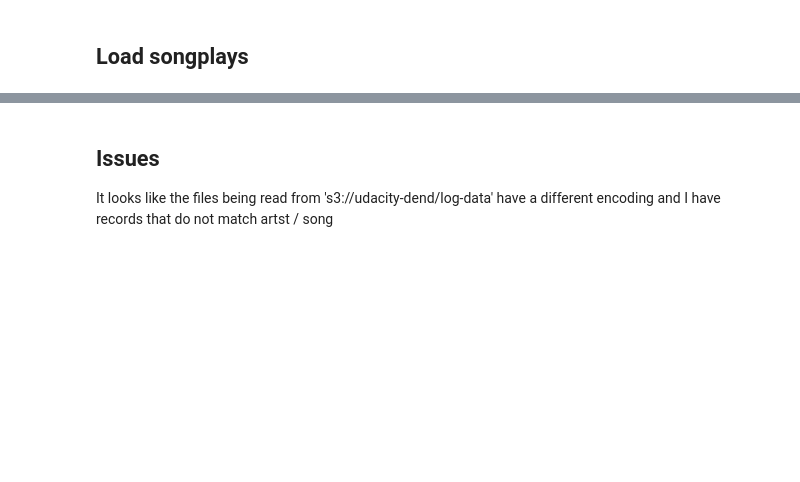
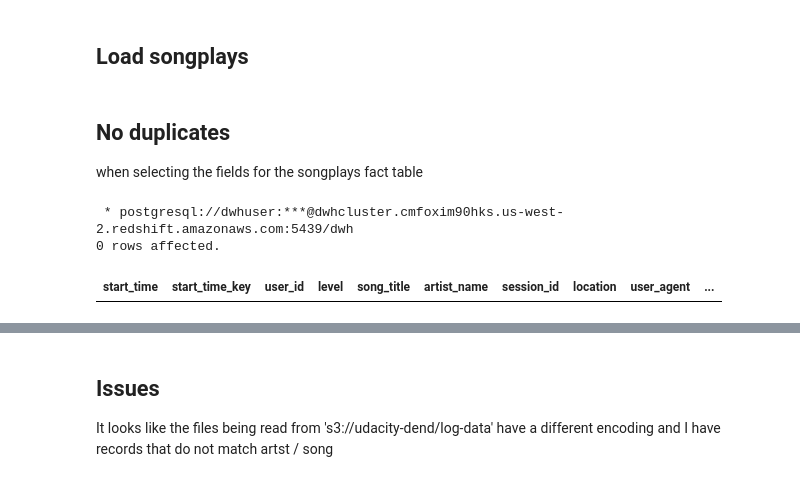
Before and after one commit to joseph-higaki/UDataEng_L03_P02_S3toRedshiftDW, a Jupyter notebook: etl_draft.ipynb, the cells around one changed output, grey strips where cells are left out. Saved outputs shown, nothing was run; the diff lists cells and outputs as text; code cells hidden in the pictures; blank space fills up the shorter version.

```diff
--- a/etl_draft.ipynb
+++ b/etl_draft.ipynb
@@ -387,27 +404,62 @@ from time_relevant_records
 []
 # %% [markdown]
 ## Load songplays
+# %% [markdown]
+## No duplicates
+when selecting the fields for the songplays fact table
 # %%
 %%sql
-
+with stream_relevant_records as (
+    select TIMESTAMP 'epoch' + (ts/1000) * INTERVAL '1 Second ' as start_time,
+    extract(hour from start_time) as hour,
+    extract(day from start_time) as day,
+    extract(month from start_time) as month,
+    extract(year from start_time) as year,
+    year * 1000000
+    + month * 10000
+    + day * 100
+    + hour as start_time_key,
+    userid,
+    level,
+    song,
+    artist,
+    sessionid,
+    location,
+    userAgent,
+    length
+    from staging_events
+    where page = 'NextSong'
+)
 select
-'songplay_id' as songplay_id,
-TIMESTAMP 'epoch' + (e.ts/1000) * INTERVAL '1 Second ' as start_time,
-e.userid as user_id,
-e.level,
-s.song_id,
-e.song as song_title,
-s.artist_id,
-e.artist as artist_name,
-e.sessionid as session_id,
-e.location,
-e.userAgent as user_agent,
-e.length as stream_dureation
-from staging_events e
-left join staging_sparklify.staging_songs s on e.song = s.title and e.artist = s.artist_name
-where page = 'NextSong'
-and s.artist_id is null
-limit 5
+    start_time,
+    start_time_key,
+    e.userid as user_id,
+    e.level,
+    e.song as song_title,
+    e.artist as artist_name,
+    e.sessionid as session_id,
+    e.location,
+    e.userAgent as user_agent,
+    e.length as stream_duration
+from stream_relevant_records e
+group by
+start_time,
+    start_time_key,
+    e.userid,
+    e.level,
+    e.song ,
+    e.artist ,
+    e.sessionid,
+    e.location,
+    e.userAgent,
+    e.length
+    having count(1)> 1
+order by start_time
+limit 10
+# %% [output]
+ * postgresql://dwhuser:***@dwhcluster.cmfoxim90hks.us-west-2.redshift.amazonaws.com:5439/dwh
+0 rows affected.
+| start_time | start_time_key | user_id | level | song_title | artist_name | session_id | location | user_agent | ... |
 # %%
 %%sql
 
```
Also changed, not shown: parts of 5 cells of this notebook, 4 other files.
